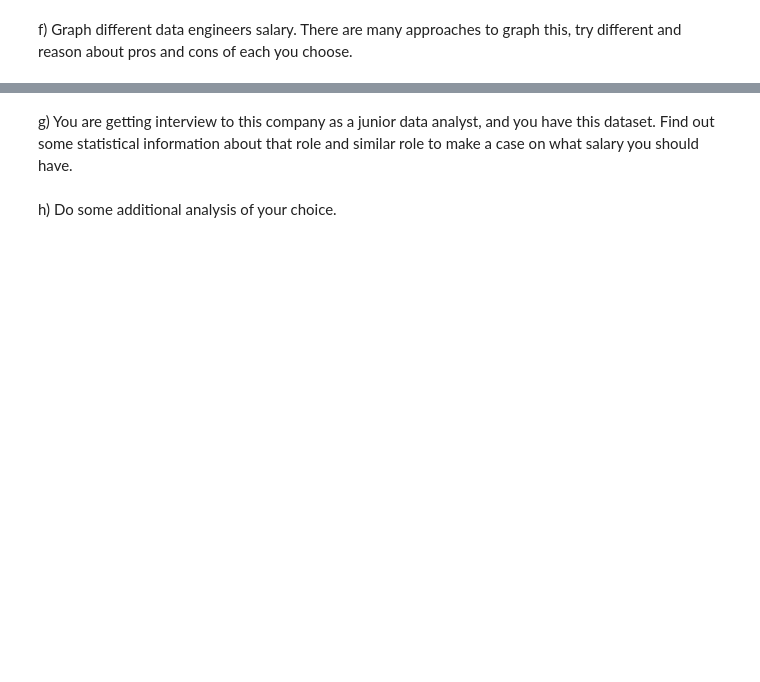
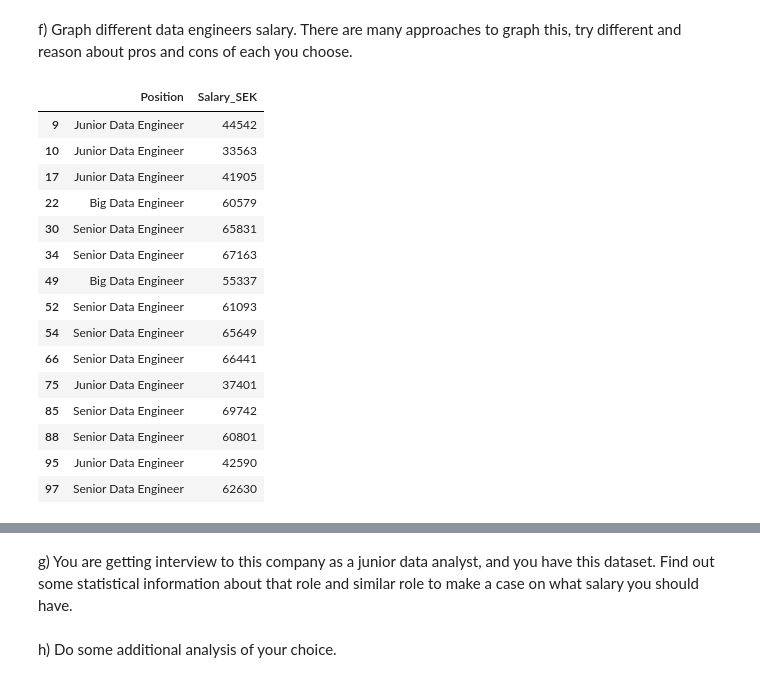
Before and after one commit to HolmstromAnna/Fullstack_data_anna_holmstrom, a Jupyter notebook: exercises/exercise1_data_processing.ipynb, the cells around one changed output, grey strips where cells are left out. Cells and saved outputs as stored; diff of their text form; code cells hidden in the pictures; blank space fills up the shorter version.

```diff
--- a/exercises/exercise1_data_processing.ipynb
+++ b/exercises/exercise1_data_processing.ipynb
@@ -236,2 +252,25 @@ e) Group by different departments and take the median and average salaries for e
 # %% [markdown]
 f) Graph different data engineers salary. There are many approaches to graph this, try different and reason about pros and cons of each you choose.
+# %%
+position_salaries = df.loc[df["Position"].isin(["Junior Data Engineer",
+                                                "Senior Data Engineer",
+                                                "Big Data Engineer"]),
+                           ["Position", "Salary_SEK"]]
+position_salaries
+# %% [output]
+|  | Position | Salary_SEK |
+| 9 | Junior Data Engineer | 44542 |
+| 10 | Junior Data Engineer | 33563 |
+| 17 | Junior Data Engineer | 41905 |
+| 22 | Big Data Engineer | 60579 |
+| 30 | Senior Data Engineer | 65831 |
+| 34 | Senior Data Engineer | 67163 |
+| 49 | Big Data Engineer | 55337 |
+| 52 | Senior Data Engineer | 61093 |
+| 54 | Senior Data Engineer | 65649 |
+| 66 | Senior Data Engineer | 66441 |
+| 75 | Junior Data Engineer | 37401 |
+| 85 | Senior Data Engineer | 69742 |
+| 88 | Senior Data Engineer | 60801 |
+| 95 | Junior Data Engineer | 42590 |
+| 97 | Senior Data Engineer | 62630 |
```
Also changed, not shown: parts of 12 cells of this notebook.
